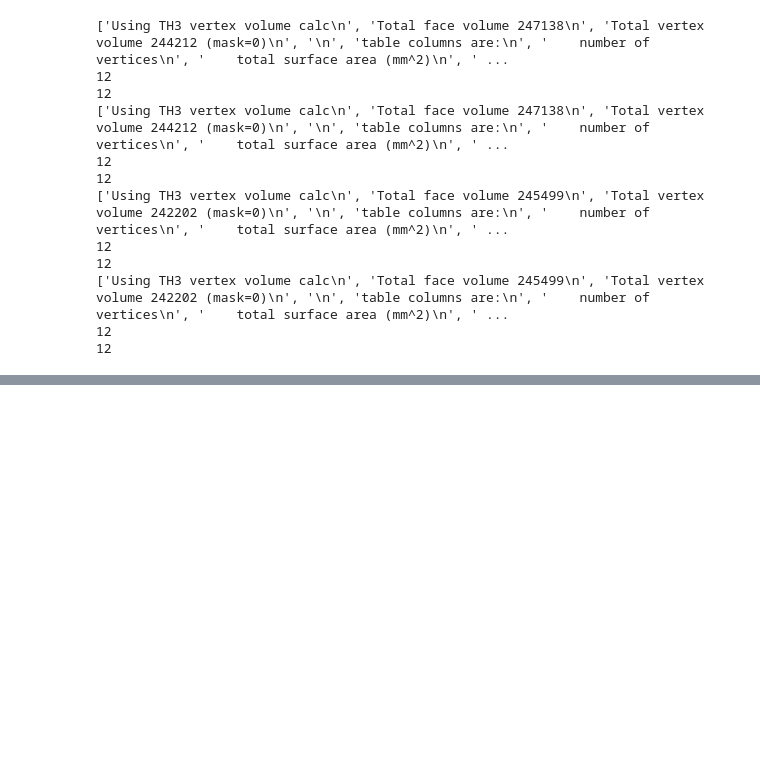
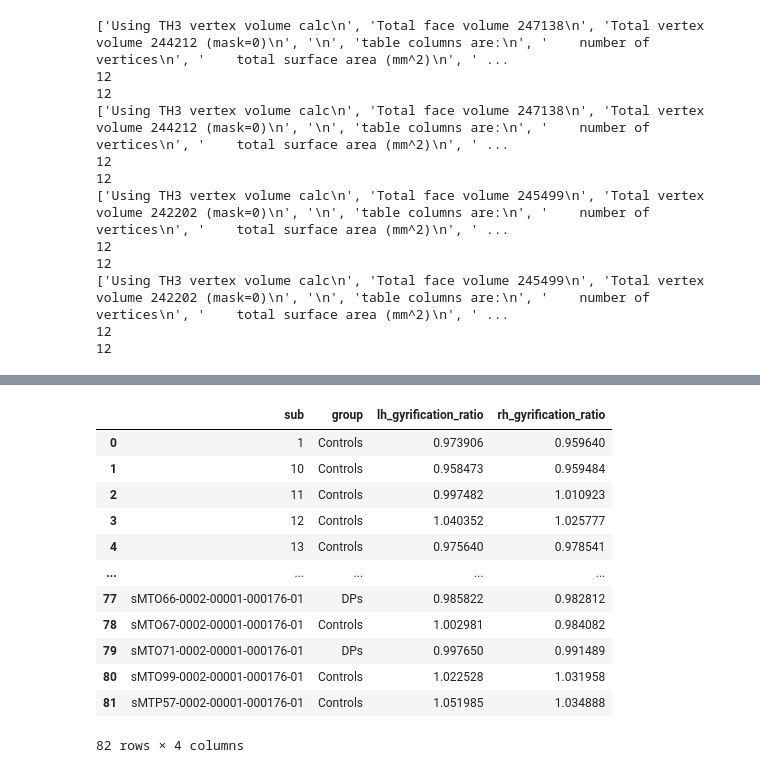
Before and after one commit to b-parker/CNL_scalpel, a Jupyter notebook: notebooks/curvature_difference.ipynb, the cells around one changed output, grey strips where cells are left out. Drawn from its saved outputs; the diff is of its cells as text; code cells hidden in the pictures; blank space fills up the shorter version.

```diff
--- a/notebooks/curvature_difference.ipynb
+++ b/notebooks/curvature_difference.ipynb
@@ -221,0 +247,24 @@ mris_anatomical_stats2DataFrame_row('1', 'cortex_gyri', 'lh', '/Users/benparker/
+# %%
+gyr_ratio = pd.DataFrame(columns = ['sub', 'group', 'lh_gyrification_ratio', 'rh_gyrification_ratio'])
+
+for sub in surface_area['sub'].unique():
+    lh_ratio = surface_area[(surface_area['sub'] == sub) & (surface_area['hemi'] == 'lh') & (surface_area['label'] == 'cortex_gyri')]['surface_area_mm^2'].values[0] / surface_area[(surface_area['sub'] == sub) & (surface_area['hemi'] == 'lh') & (surface_area['label'] == 'cortex_sulci')]['surface_area_mm^2'].values[0]
+    rh_ratio = surface_area[(surface_area['sub'] == sub) & (surface_area['hemi'] == 'rh') & (surface_area['label'] == 'cortex_gyri')]['surface_area_mm^2'].values[0] / surface_area[(surface_area['sub'] == sub) & (surface_area['hemi'] == 'rh') & (surface_area['label'] == 'cortex_sulci')]['surface_area_mm^2'].values[0]
+    group = mfs[mfs['sub'] == sub]['group'].values[0]
+    gyr_ratio.loc[len(gyr_ratio)] = [sub, group, lh_ratio, rh_ratio]
+
+gyr_ratio
+# %% [output]
+|  | sub | group | lh_gyrification_ratio | rh_gyrification_ratio |
+| 0 | 1 | Controls | 0.973906 | 0.959640 |
+| 1 | 10 | Controls | 0.958473 | 0.959484 |
+| 2 | 11 | Controls | 0.997482 | 1.010923 |
+| 3 | 12 | Controls | 1.040352 | 1.025777 |
+| 4 | 13 | Controls | 0.975640 | 0.978541 |
+| ... | ... | ... | ... | ... |
+| 77 | sMTO66-0002-00001-000176-01 | DPs | 0.985822 | 0.982812 |
+| 78 | sMTO67-0002-00001-000176-01 | Controls | 1.002981 | 0.984082 |
+| 79 | sMTO71-0002-00001-000176-01 | DPs | 0.997650 | 0.991489 |
+| 80 | sMTO99-0002-00001-000176-01 | Controls | 1.022528 | 1.031958 |
+| 81 | sMTP57-0002-00001-000176-01 | Controls | 1.051985 | 1.034888 |
+82 rows × 4 columns
```
Also changed, not shown: parts of 9 cells of this notebook.
